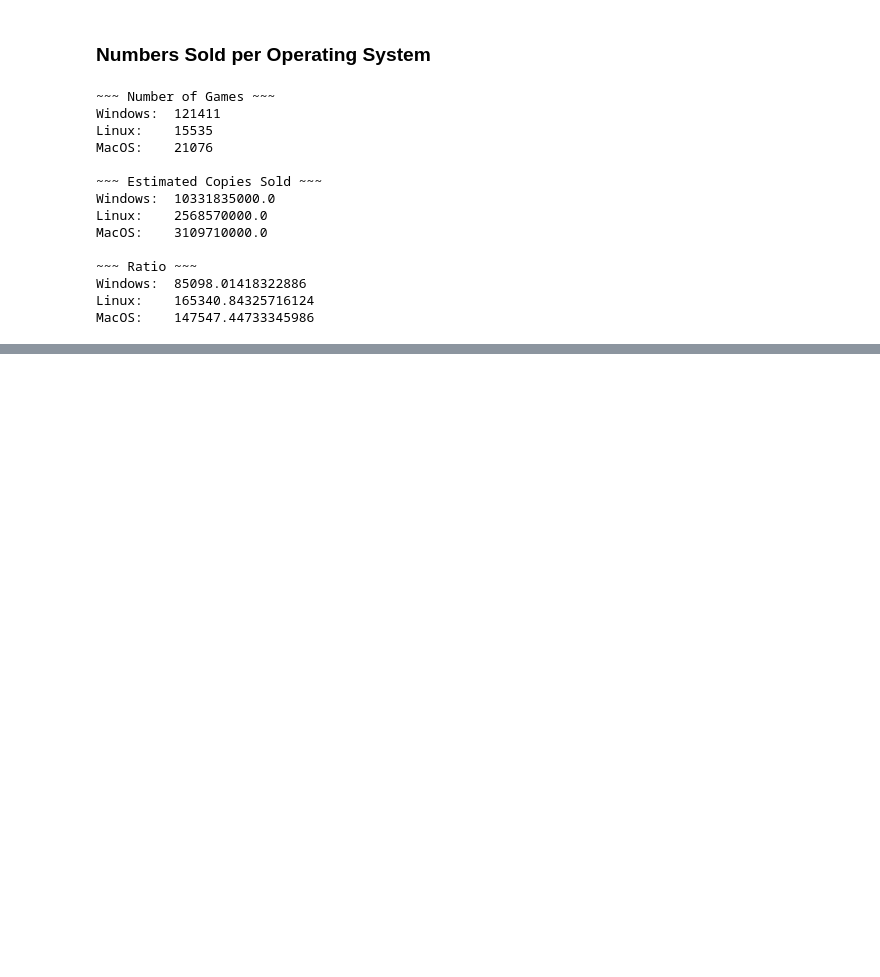
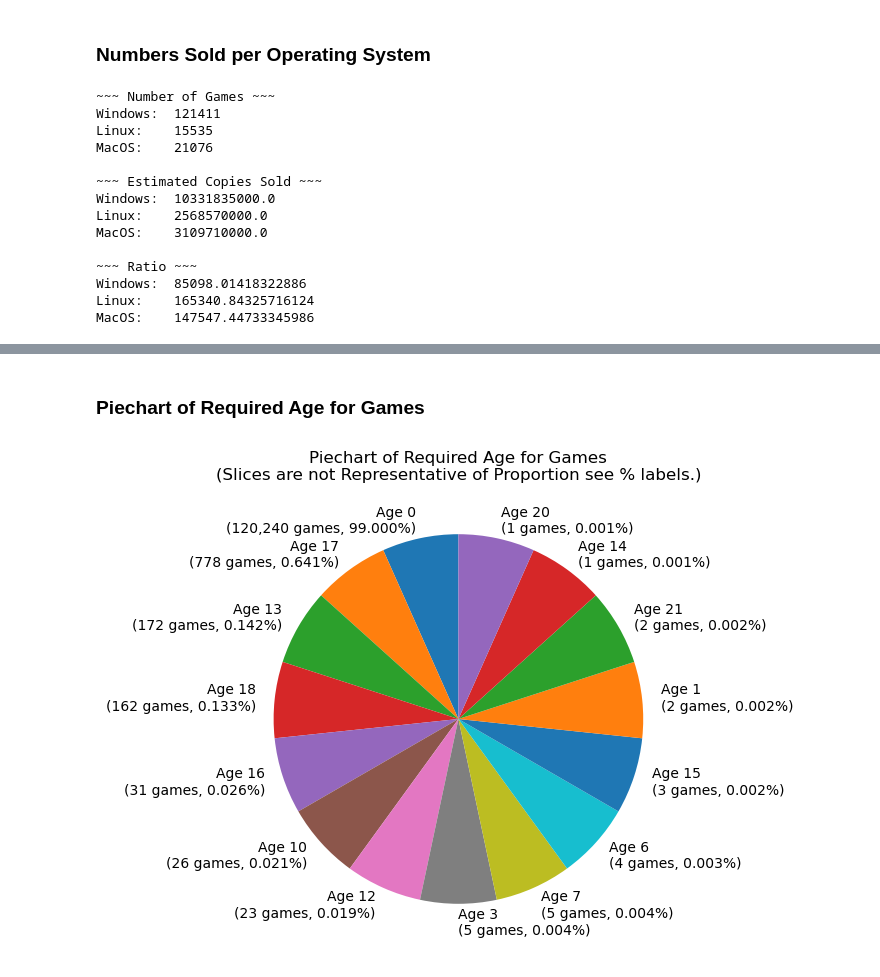
Before and after one commit to jwieland-buffalo/End-to-End-Big-Data-Pipeline-Project-1-, a Jupyter notebook: driver.ipynb, the cells around one changed output, grey strips where cells are left out. Cells and saved outputs as stored; diff of their text form; code cells hidden in the pictures; blank space fills up the shorter version.

```diff
--- a/driver.ipynb
+++ b/driver.ipynb
@@ -235,0 +342,18 @@ MacOS:    147547.44733345986
+# %% [markdown]
+### Piechart of Required Age for Games
+# %%
+age_counts = df["Required age"].value_counts()
+
+labels = []
+for age, count in age_counts.items():
+    pct = count / len(df) * 100
+    labels.append(f"Age {age}\n({count:,} games, {pct:.3f}%)")
+
+plt.figure(figsize=(6, 6))
+plt.pie([1] * len(age_counts),
+        labels = labels,
+        startangle = 90)
+plt.title("Piechart of Required Age for Games\n(Slices are not Representative of Proportion see % labels.)")
+plt.show()
+# %% [output]
+[figure, added]
```
Also changed, not shown: parts of 12 cells of this notebook.
